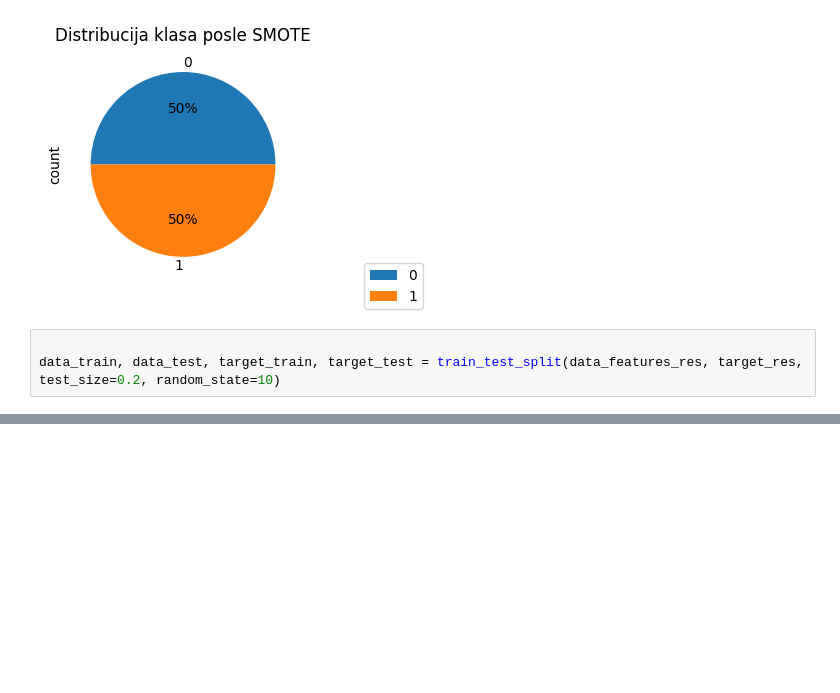
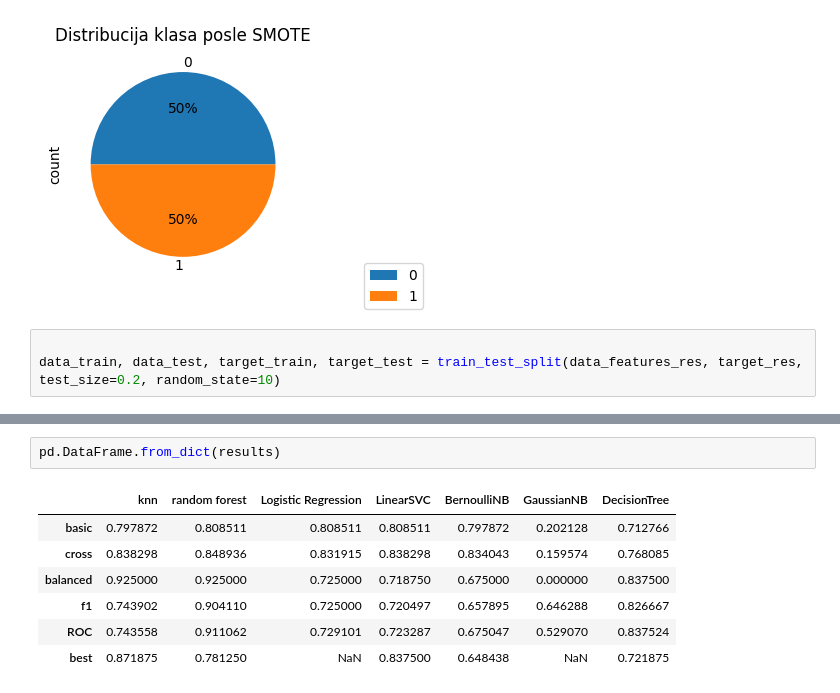
Before and after one commit to milicaj00/ML-P1-Classification, a Jupyter notebook: proba.ipynb, the cells around one changed output, grey strips where cells are left out. Drawn from its saved outputs; the diff is of its cells as text; blank space fills up the shorter version.

```diff
--- a/proba.ipynb
+++ b/proba.ipynb
@@ -548,0 +929,10 @@ pd.DataFrame.from_dict(results)
+# %%
+pd.DataFrame.from_dict(results)
+# %% [output]
+|  | knn | random forest | Logistic Regression | LinearSVC | BernoulliNB | GaussianNB | DecisionTree |
+| basic | 0.797872 | 0.808511 | 0.808511 | 0.808511 | 0.797872 | 0.202128 | 0.712766 |
+| cross | 0.838298 | 0.848936 | 0.831915 | 0.838298 | 0.834043 | 0.159574 | 0.768085 |
+| balanced | 0.925000 | 0.925000 | 0.725000 | 0.718750 | 0.675000 | 0.000000 | 0.837500 |
+| f1 | 0.743902 | 0.904110 | 0.725000 | 0.720497 | 0.657895 | 0.646288 | 0.826667 |
+| ROC | 0.743558 | 0.911062 | 0.729101 | 0.723287 | 0.675047 | 0.529070 | 0.837524 |
+| best | 0.871875 | 0.781250 | NaN | 0.837500 | 0.648438 | NaN | 0.721875 |
```
Also changed, not shown: parts of 29 cells of this notebook.
